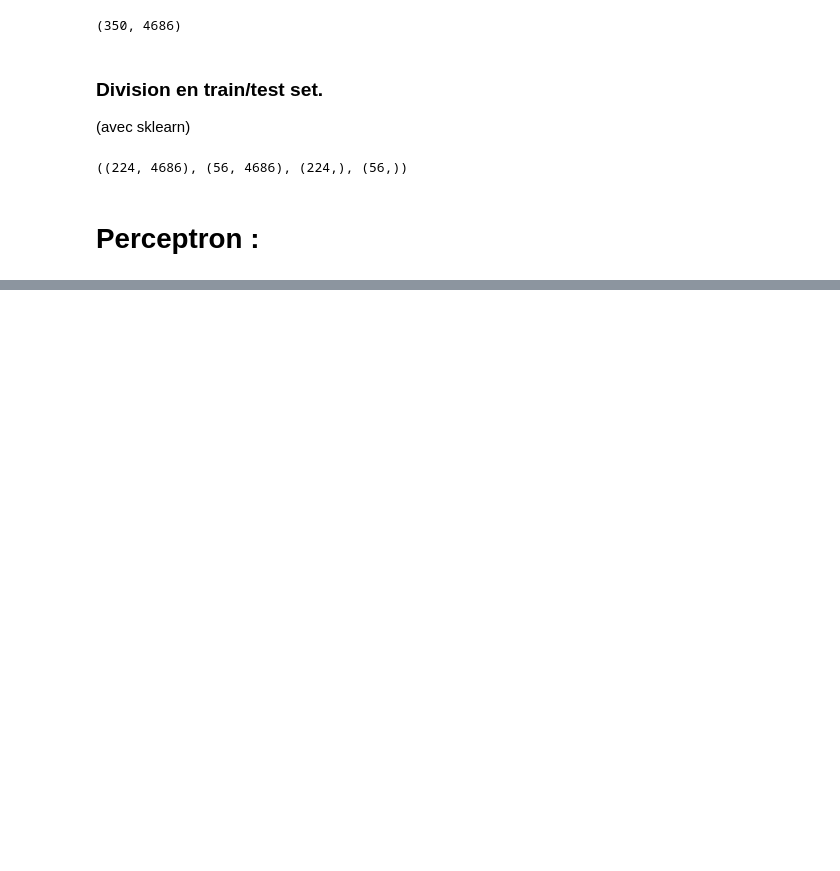
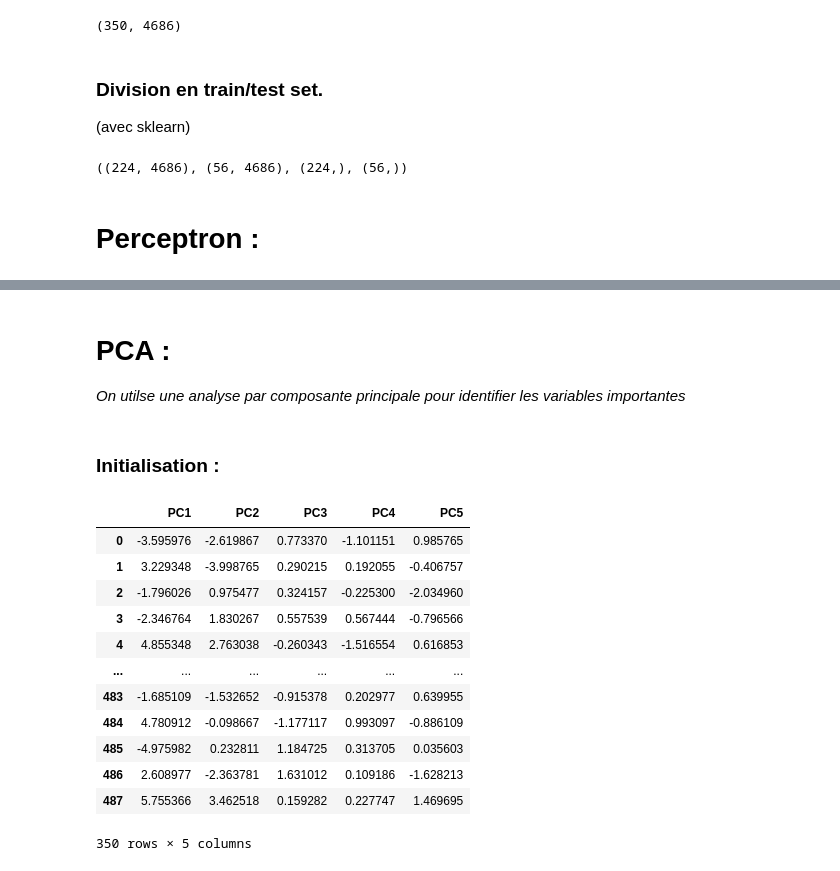
Before and after one commit to julienMP06/NBA-Prediction-1, a Jupyter notebook: Projet/Projet.ipynb, the cells around one changed output, grey strips where cells are left out. Cells and saved outputs as stored; diff of their text form; code cells hidden in the pictures; blank space fills up the shorter version.

```diff
--- a/Projet/Projet.ipynb
+++ b/Projet/Projet.ipynb
@@ -559,0 +561,32 @@ plt.legend()
+# %% [markdown]
+# PCA :
+
+*On utilse une analyse par composante principale pour identifier les variables importantes*
+# %% [markdown]
+### Initialisation :
+# %%
+#Tout d'abord on centre et on réduis nos donnnées :
+scaler=StandardScaler()
+pca_data=scaler.fit_transform(data)
+
+#On applique ensuite la pca :
+n=5 # On choisi le bon nombre de composantes principal pour capté 80% de l'information
+PC=['PC'+str(i) for i in range(1,n+1)]
+pca=PCA(n_components=n)
+pca.fit(pca_data)
+pca_data=pd.DataFrame(pca.transform(pca_data),index=data.index,columns=PC)
+pca_data
+# %% [output]
+|  | PC1 | PC2 | PC3 | PC4 | PC5 |
+| 0 | -3.595976 | -2.619867 | 0.773370 | -1.101151 | 0.985765 |
+| 1 | 3.229348 | -3.998765 | 0.290215 | 0.192055 | -0.406757 |
+| 2 | -1.796026 | 0.975477 | 0.324157 | -0.225300 | -2.034960 |
+| 3 | -2.346764 | 1.830267 | 0.557539 | 0.567444 | -0.796566 |
+| 4 | 4.855348 | 2.763038 | -0.260343 | -1.516554 | 0.616853 |
+| ... | ... | ... | ... | ... | ... |
+| 483 | -1.685109 | -1.532652 | -0.915378 | 0.202977 | 0.639955 |
+| 484 | 4.780912 | -0.098667 | -1.177117 | 0.993097 | -0.886109 |
+| 485 | -4.975982 | 0.232811 | 1.184725 | 0.313705 | 0.035603 |
+| 486 | 2.608977 | -2.363781 | 1.631012 | 0.109186 | -1.628213 |
+| 487 | 5.755366 | 3.462518 | 0.159282 | 0.227747 | 1.469695 |
+350 rows × 5 columns
```
Also changed, not shown: parts of 22 cells of this notebook.
